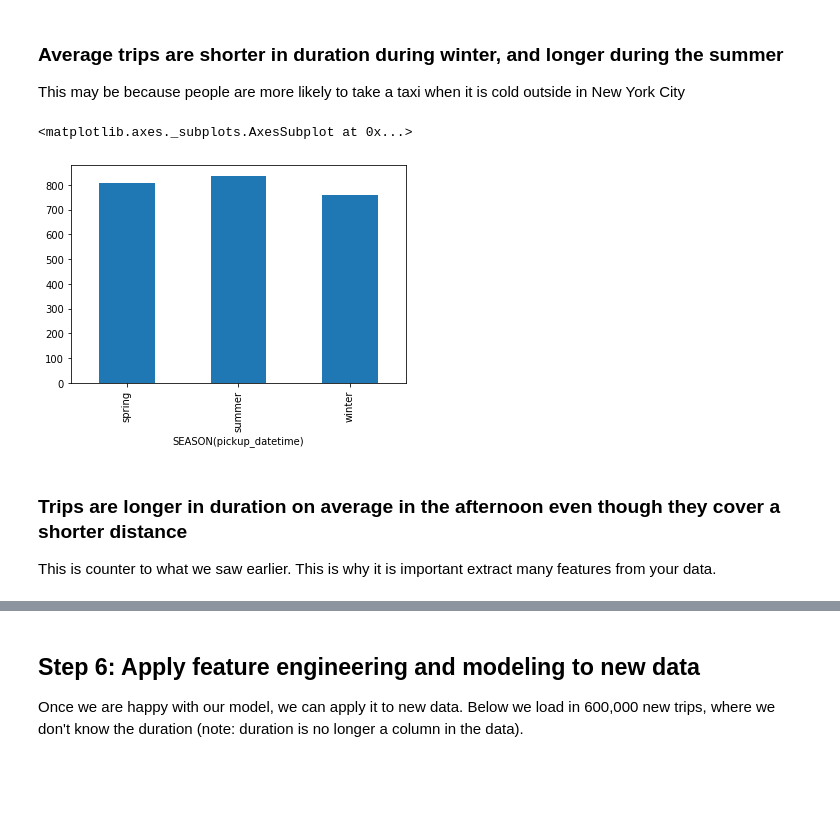
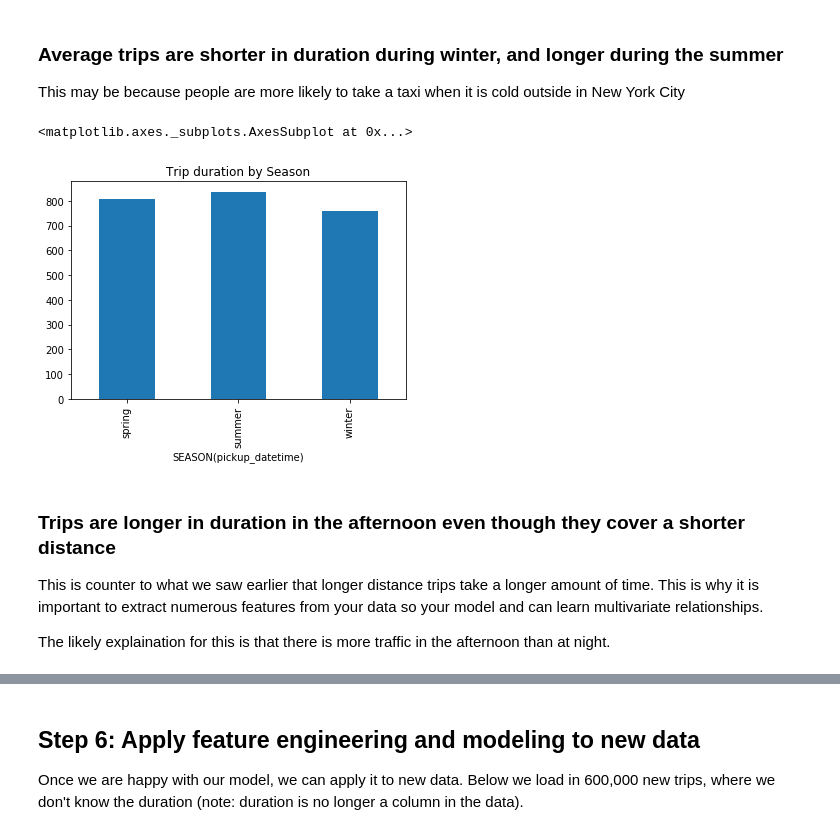
Before and after one commit to FeatureLabs/primitive-demos, a Jupyter notebook: NYC Taxi.ipynb, the cells around one changed output, grey strips where cells are left out. Saved outputs shown, nothing was run; the diff lists cells and outputs as text; code cells hidden in the pictures; blank space fills up the shorter version.

```diff
--- a/NYC Taxi.ipynb
+++ b/NYC Taxi.ipynb
@@ -183,12 +187,14 @@ fm.sample(1000).plot.scatter(x='CITYBLOCK_DISTANCE(dropoff_latlong, pickup_latlo
 
 This may be because people are more likely to take a taxi when it is cold outside in New York City
 # %%
-fm.groupby("SEASON(pickup_datetime)")["trip_duration"].mean().plot.bar()
+fm.groupby("SEASON(pickup_datetime)")["trip_duration"].mean().plot.bar(title="Trip duration by Season")
 # %% [output]
 <matplotlib.axes._subplots.AxesSubplot at 0x...>
-[figure, old version]
+[figure, new version]
 # %% [markdown]
 
-### Trips are longer in duration on average in the afternoon even though they cover a shorter distance
+### Trips are longer in duration in the afternoon even though they cover a shorter distance
 
-This is counter to what we saw earlier. This is why it is important extract many features from your data.
+This is counter to what we saw earlier that longer distance trips take a longer amount of time. This is why it is important to extract numerous features from your data so your model and can learn multivariate relationships.
+
+The likely explaination for this is that there is more traffic in the afternoon than at night.
```
Also changed, not shown: parts of 22 cells of this notebook.
